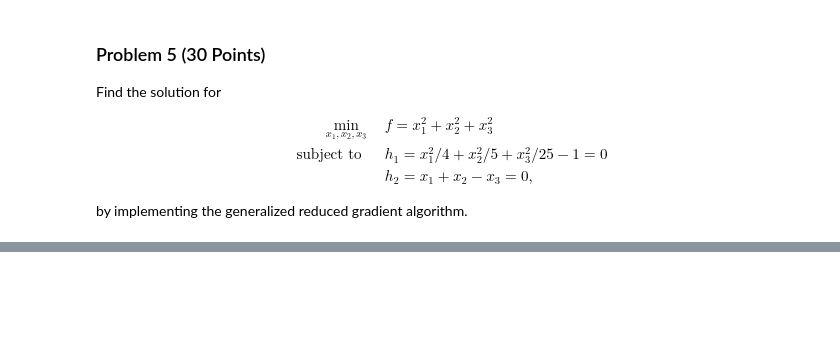
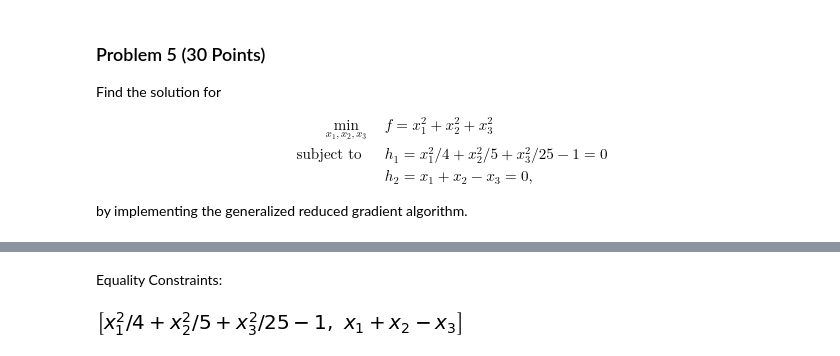
Before and after one commit to elena-ecn/optimization-F2021, a Jupyter notebook: Homework/Homework4/DesignOptimization_HW_4.ipynb, the cells around one changed output, grey strips where cells are left out. Saved outputs shown, nothing was run; the diff lists cells and outputs as text; code cells hidden in the pictures; blank space fills up the shorter version.

```diff
--- a/Homework/Homework4/DesignOptimization_HW_4.ipynb
+++ b/Homework/Homework4/DesignOptimization_HW_4.ipynb
@@ -1102,0 +1152,6 @@ State vars: s = (x2, x3)
+# %% [markdown]
+Equality Constraints:
+# %%
+constraints()
+# %% [output]
+[figure, added]
```
Also changed, not shown: parts of 3 cells of this notebook.
